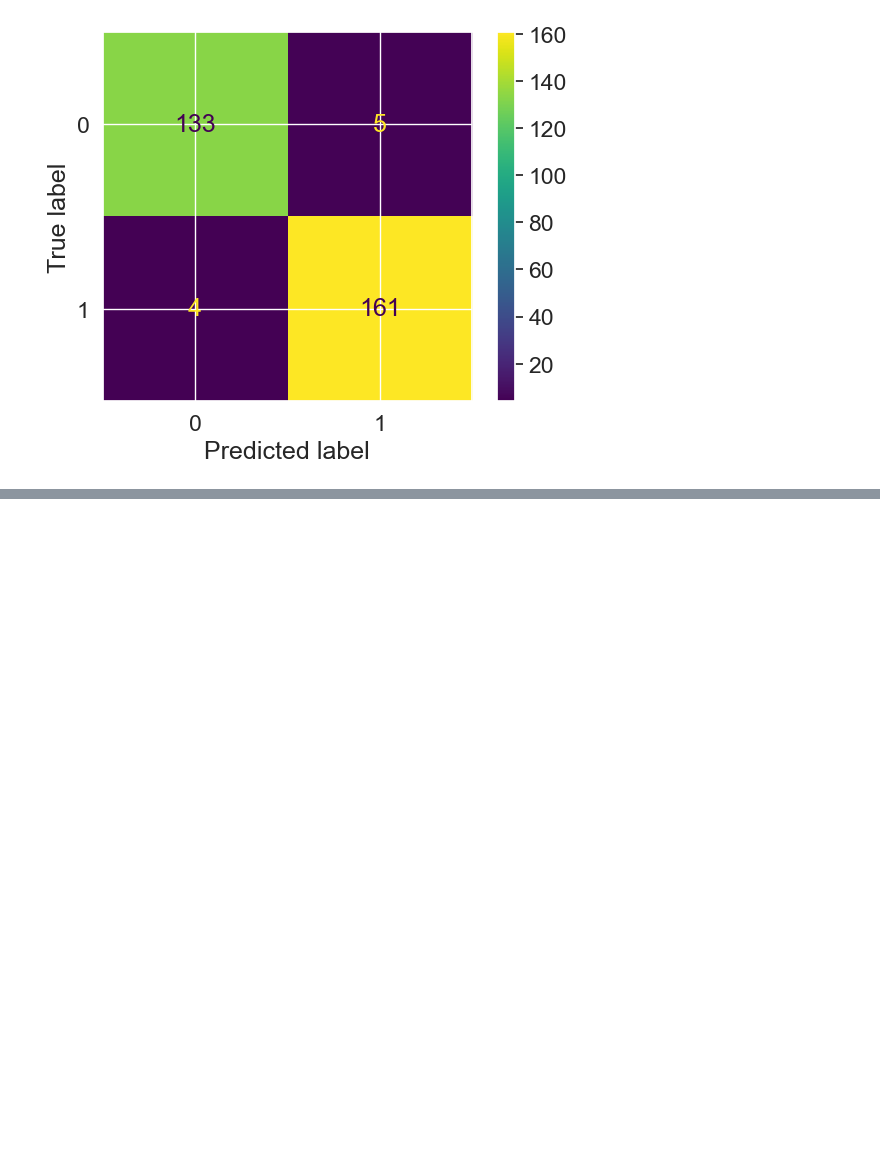
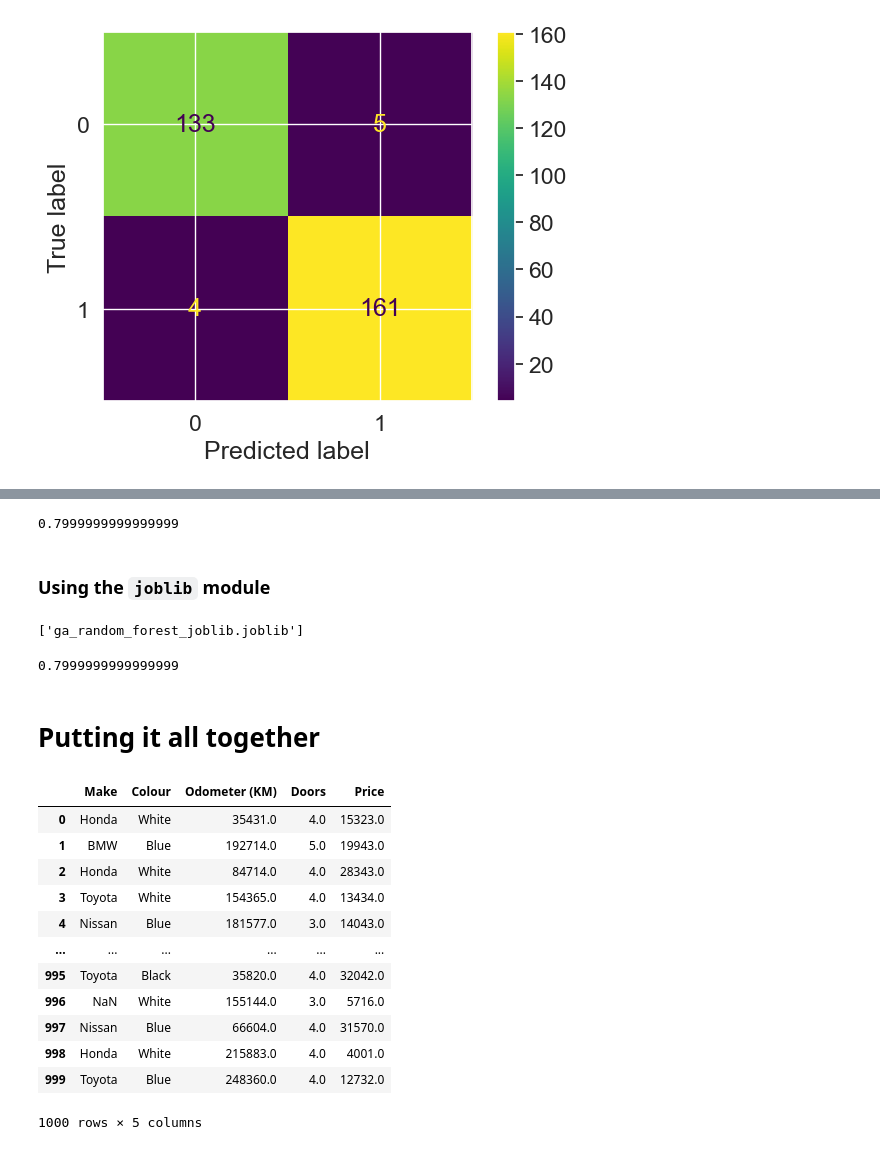
Before and after one commit to AliAbdallah454/ZTMMlCourse, a Jupyter notebook: scikit-learn/scikit-learn2.ipynb, the cells around one changed output, grey strips where cells are left out. Cells and saved outputs as stored; diff of their text form; code cells hidden in the pictures; blank space fills up the shorter version.

```diff
--- a/scikit-learn/scikit-learn2.ipynb
+++ b/scikit-learn/scikit-learn2.ipynb
@@ -185,0 +708,42 @@ weighted avg       0.85      0.85      0.85        61
+# %%
+# Loading a pickel model
+
+loaded_pickel_model = pickle.load(open("gs_random_forest_model_1.pkl", "rb"))
+preds = loaded_pickel_model.predict(X_test)
+
+f1_score(y_test, preds)
+# %% [output]
+0.7999999999999999
+# %% [markdown]
+### Using the `joblib` module
+# %%
+from joblib import dump, load
+
+dump(gs_clf, filename="ga_random_forest_joblib.joblib")
+# %% [output]
+['ga_random_forest_joblib.joblib']
+# %%
+loaded_joblib_model = load("ga_random_forest_joblib.joblib")
+f1_score(y_test, loaded_joblib_model.predict(X_test))
+# %% [output]
+0.7999999999999999
+# %% [markdown]
+# Putting it all together
+# %%
+data = pd.read_csv("../datasets/car-sales-extended-missing-data.csv")
+# %%
+data
+# %% [output]
+|  | Make | Colour | Odometer (KM) | Doors | Price |
+| 0 | Honda | White | 35431.0 | 4.0 | 15323.0 |
+| 1 | BMW | Blue | 192714.0 | 5.0 | 19943.0 |
+| 2 | Honda | White | 84714.0 | 4.0 | 28343.0 |
+| 3 | Toyota | White | 154365.0 | 4.0 | 13434.0 |
+| 4 | Nissan | Blue | 181577.0 | 3.0 | 14043.0 |
+| ... | ... | ... | ... | ... | ... |
+| 995 | Toyota | Black | 35820.0 | 4.0 | 32042.0 |
+| 996 | NaN | White | 155144.0 | 3.0 | 5716.0 |
+| 997 | Nissan | Blue | 66604.0 | 4.0 | 31570.0 |
+| 998 | Honda | White | 215883.0 | 4.0 | 4001.0 |
+| 999 | Toyota | Blue | 248360.0 | 4.0 | 12732.0 |
+1000 rows × 5 columns
```
Also changed, not shown: parts of 64 cells of this notebook, 2 other files.
